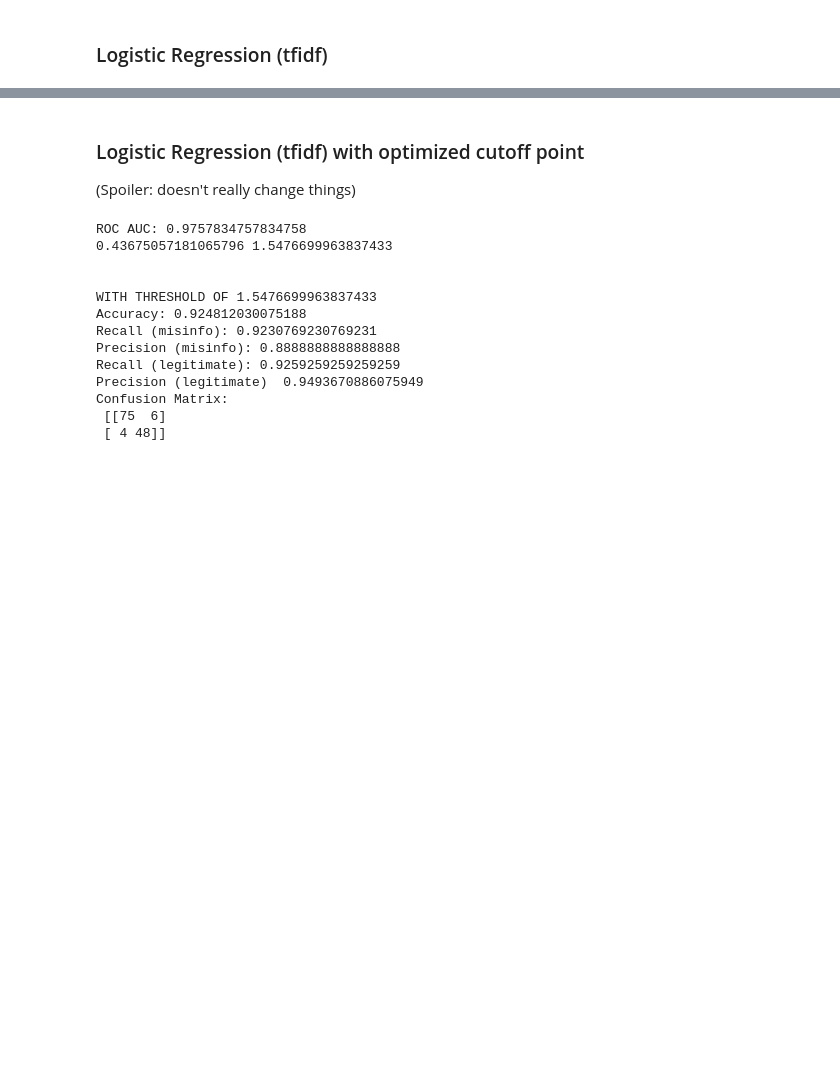
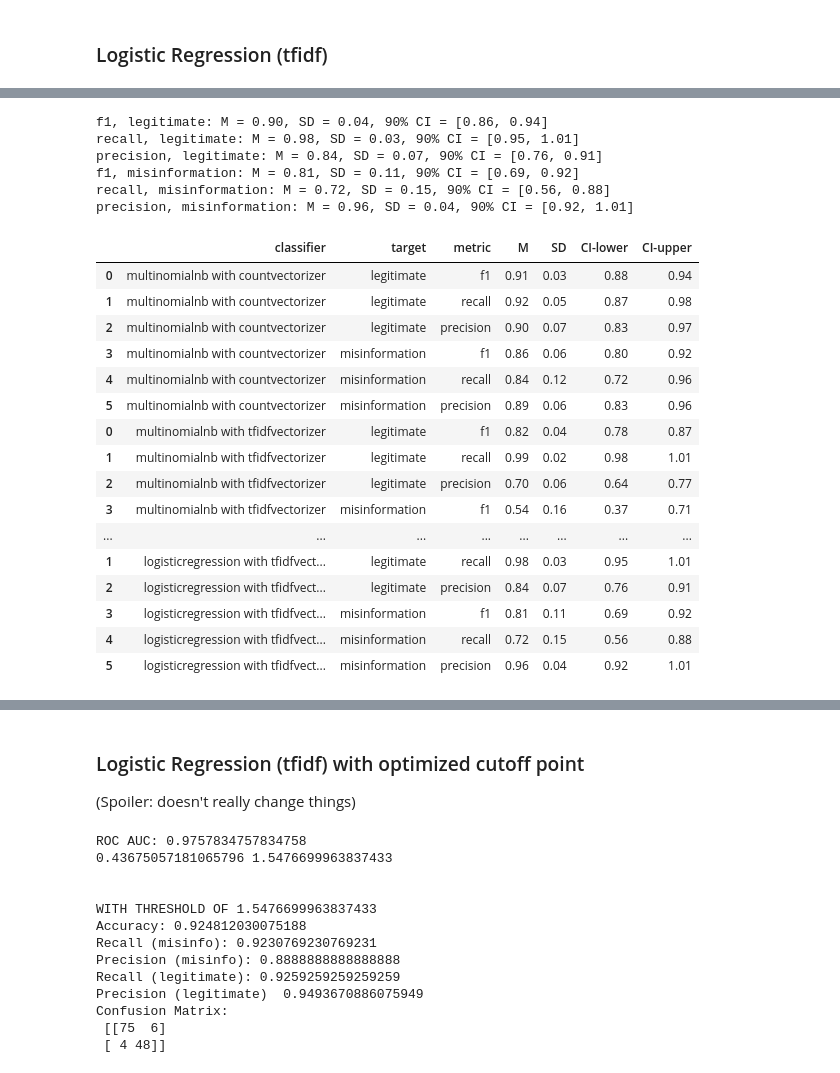
Before and after one commit to corinemeppelink/vaccmisinfo, a Jupyter notebook: article.ipynb, the cells around one changed output, grey strips where cells are left out. Cells and saved outputs as stored; diff of their text form; code cells hidden in the pictures; blank space fills up the shorter version.

```diff
--- a/article.ipynb
+++ b/article.ipynb
@@ -136,0 +187,2 @@ ROC AUC:
+# %%
+nbcountscores = get_scores(pipe)
@@ -161,0 +231,2 @@ ROC AUC:
+# %%
+nbtfidfscores = get_scores(pipe)
@@ -186,0 +265,2 @@ ROC AUC:
+# %%
+logregcountscores = get_scores(pipe)
@@ -211,0 +342,30 @@ ROC AUC:
+# %%
+logregtfidfscores = get_scores(pipe)
+# %% [output]
+f1, legitimate: M = 0.90, SD = 0.04, 90% CI = [0.86, 0.94]
+recall, legitimate: M = 0.98, SD = 0.03, 90% CI = [0.95, 1.01]
+precision, legitimate: M = 0.84, SD = 0.07, 90% CI = [0.76, 0.91]
+f1, misinformation: M = 0.81, SD = 0.11, 90% CI = [0.69, 0.92]
+recall, misinformation: M = 0.72, SD = 0.15, 90% CI = [0.56, 0.88]
+precision, misinformation: M = 0.96, SD = 0.04, 90% CI = [0.92, 1.01]
+# %%
+results = pd.concat([nbcountscores, nbtfidfscores, logregcountscores, logregtfidfscores]).round(2)
+results
+# %% [output]
+|  | classifier | target | metric | M | SD | CI-lower | CI-upper |
+| 0 | multinomialnb with countvectorizer | legitimate | f1 | 0.91 | 0.03 | 0.88 | 0.94 |
+| 1 | multinomialnb with countvectorizer | legitimate | recall | 0.92 | 0.05 | 0.87 | 0.98 |
+| 2 | multinomialnb with countvectorizer | legitimate | precision | 0.90 | 0.07 | 0.83 | 0.97 |
+| 3 | multinomialnb with countvectorizer | misinformation | f1 | 0.86 | 0.06 | 0.80 | 0.92 |
+| 4 | multinomialnb with countvectorizer | misinformation | recall | 0.84 | 0.12 | 0.72 | 0.96 |
+| 5 | multinomialnb with countvectorizer | misinformation | precision | 0.89 | 0.06 | 0.83 | 0.96 |
+| 0 | multinomialnb with tfidfvectorizer | legitimate | f1 | 0.82 | 0.04 | 0.78 | 0.87 |
+| 1 | multinomialnb with tfidfvectorizer | legitimate | recall | 0.99 | 0.02 | 0.98 | 1.01 |
+| 2 | multinomialnb with tfidfvectorizer | legitimate | precision | 0.70 | 0.06 | 0.64 | 0.77 |
+| 3 | multinomialnb with tfidfvectorizer | misinformation | f1 | 0.54 | 0.16 | 0.37 | 0.71 |
+| ... | ... | ... | ... | ... | ... | ... | ... |
+| 1 | logisticregression with tfidfvect... | legitimate | recall | 0.98 | 0.03 | 0.95 | 1.01 |
+| 2 | logisticregression with tfidfvect... | legitimate | precision | 0.84 | 0.07 | 0.76 | 0.91 |
+| 3 | logisticregression with tfidfvect... | misinformation | f1 | 0.81 | 0.11 | 0.69 | 0.92 |
+| 4 | logisticregression with tfidfvect... | misinformation | recall | 0.72 | 0.15 | 0.56 | 0.88 |
+| 5 | logisticregression with tfidfvect... | misinformation | precision | 0.96 | 0.04 | 0.92 | 1.01 |
```
Also changed, not shown: parts of 20 cells of this notebook.
